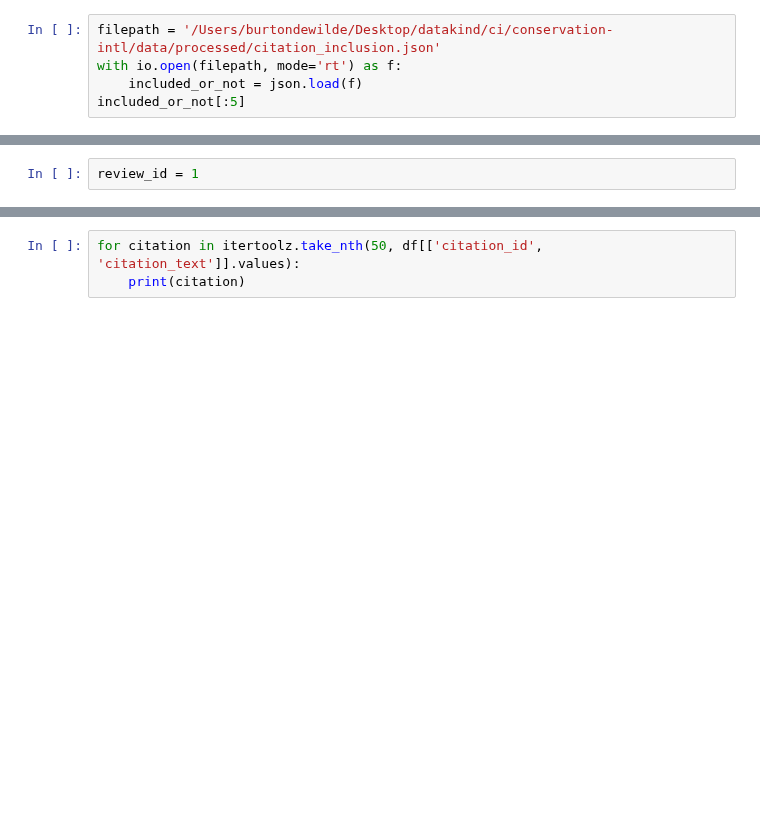
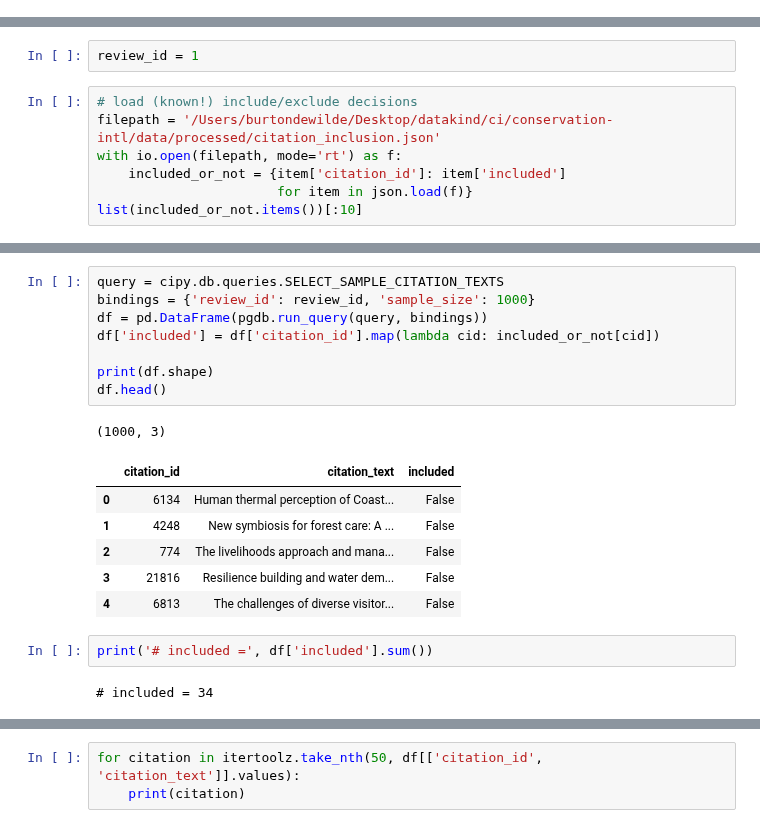
Before and after one commit to datakind/permanent-colandr-back, a Jupyter notebook: notebooks/scratchpad.ipynb, the cells around one changed output, grey strips where cells are left out. Drawn from its saved outputs; the diff is of its cells as text; blank space fills up the shorter version.

```diff
--- a/notebooks/scratchpad.ipynb
+++ b/notebooks/scratchpad.ipynb
@@ -11,8 +11,3 @@ from toolz import itertoolz
 
 import cipy
 import textacy
-# %%
-filepath = '/Users/burtondewilde/Desktop/datakind/ci/conservation-intl/data/processed/citation_inclusion.json'
-with io.open(filepath, mode='rt') as f:
-    included_or_not = json.load(f)
-included_or_not[:5]
@@ -31,2 +20,9 @@ citations_db = cipy.db.PostgresDB(conn_creds, ddl='citations')
 # %%
 review_id = 1
+# %%
+# load (known!) include/exclude decisions
+filepath = '/Users/burtondewilde/Desktop/datakind/ci/conservation-intl/data/processed/citation_inclusion.json'
+with io.open(filepath, mode='rt') as f:
+    included_or_not = {item['citation_id']: item['included']
+                       for item in json.load(f)}
+list(included_or_not.items())[:10]
@@ -32,0 +40,20 @@ review_id = 1
+# %%
+query = cipy.db.queries.SELECT_SAMPLE_CITATION_TEXTS
+bindings = {'review_id': review_id, 'sample_size': 1000}
+df = pd.DataFrame(pgdb.run_query(query, bindings))
+df['included'] = df['citation_id'].map(lambda cid: included_or_not[cid])
+
+print(df.shape)
+df.head()
+# %% [output]
+(1000, 3)
+|  | citation_id | citation_text | included |
+| 0 | 6134 | Human thermal perception of Coast... | False |
+| 1 | 4248 | New symbiosis for forest care: A ... | False |
+| 2 | 774 | The livelihoods approach and mana... | False |
+| 3 | 21816 | Resilience building and water dem... | False |
+| 4 | 6813 | The challenges of diverse visitor... | False |
+# %%
+print('# included =', df['included'].sum())
+# %% [output]
+# included = 34
```
Also changed, not shown: parts of 17 cells of this notebook, 4 other files.
